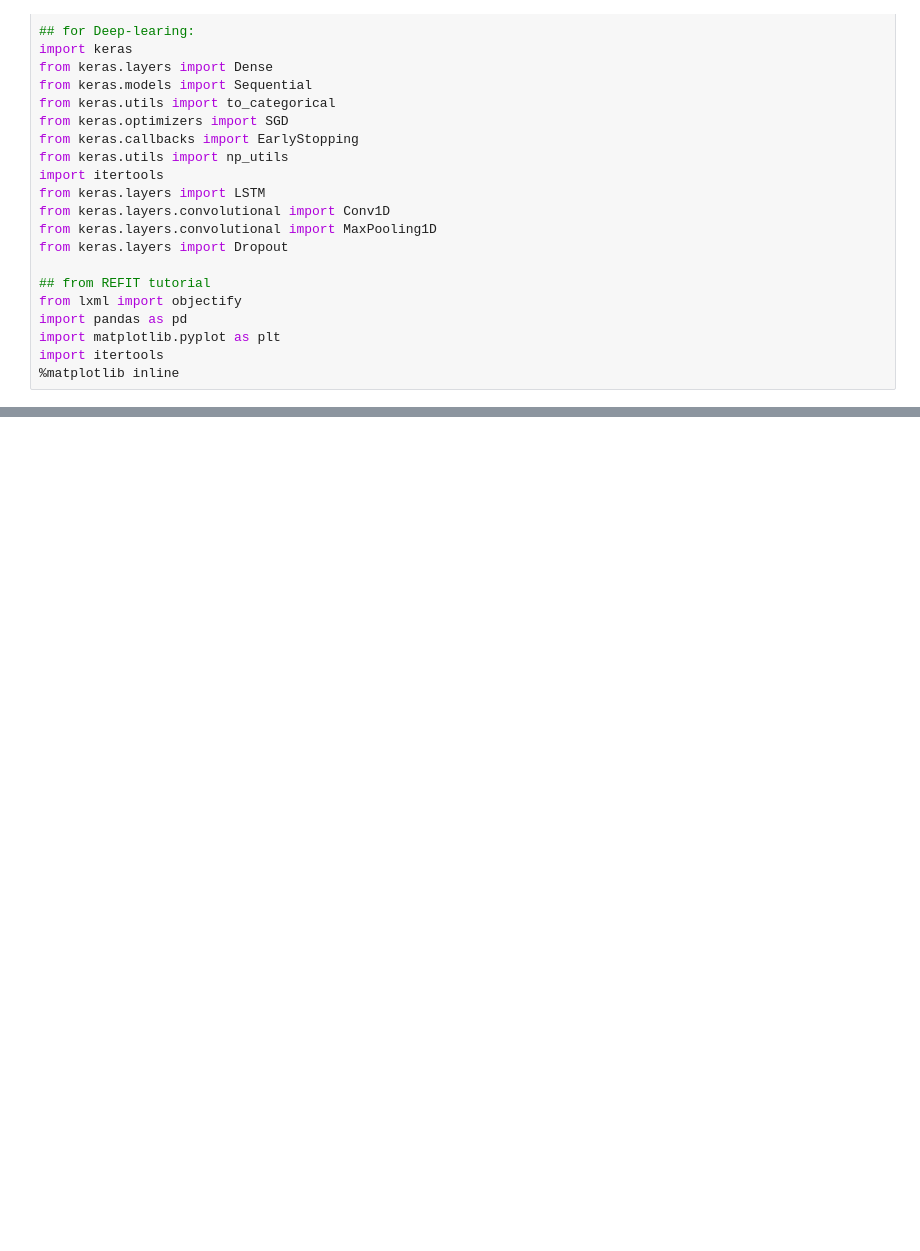
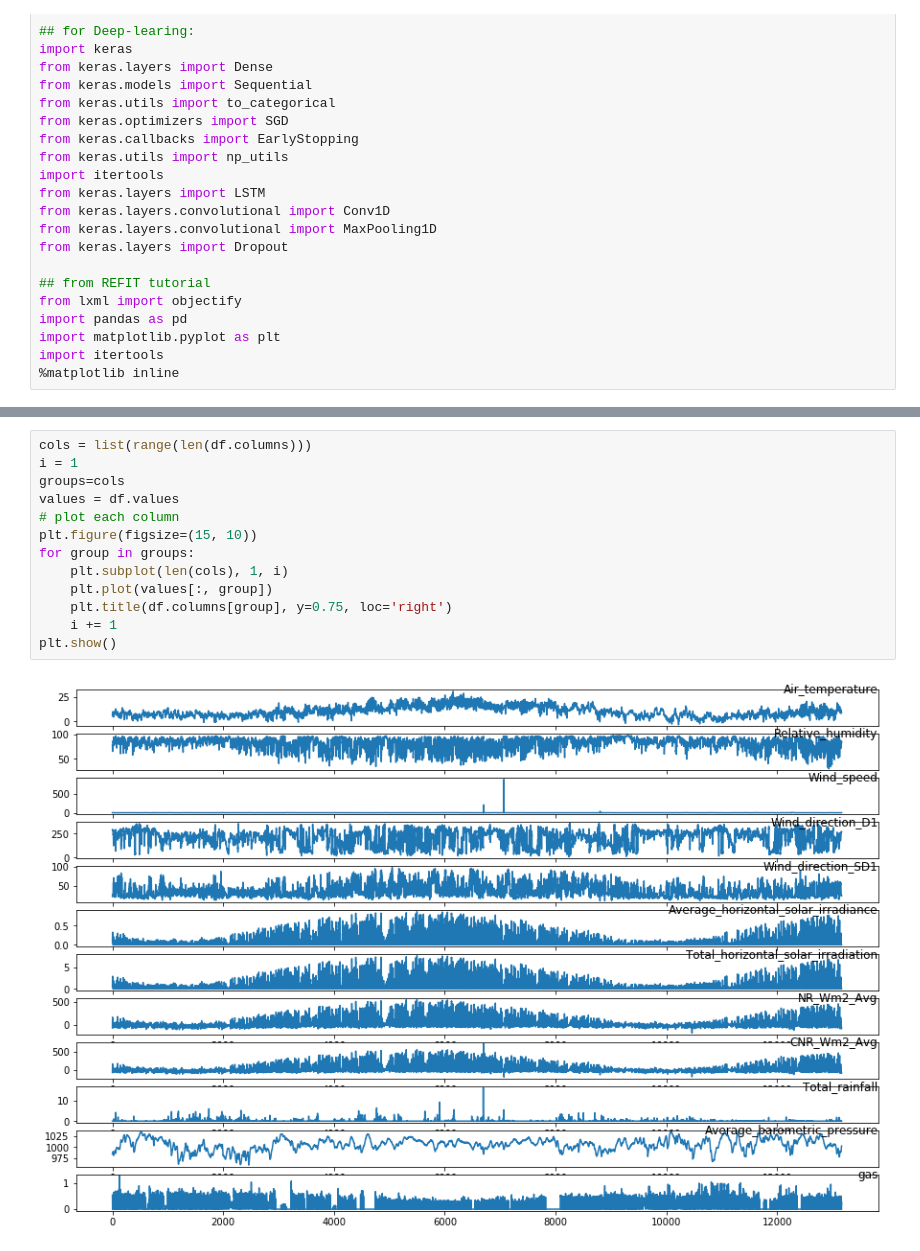
Before and after one commit to BorisAnimal/IU-Data-Analysis-Research, a Jupyter notebook: Boris#2.ipynb, the cells around one changed output, grey strips where cells are left out. Drawn from its saved outputs; the diff is of its cells as text; blank space fills up the shorter version.

```diff
--- a/Boris#2.ipynb
+++ b/Boris#2.ipynb
@@ -104,0 +143,15 @@ DatetimeIndex(['2013-11-04 09:30:00', '2013-11-04 10:00:00',
+# %%
+cols = list(range(len(df.columns)))
+i = 1
+groups=cols
+values = df.values
+# plot each column
+plt.figure(figsize=(15, 10))
+for group in groups:
+    plt.subplot(len(cols), 1, i)
+    plt.plot(values[:, group])
+    plt.title(df.columns[group], y=0.75, loc='right')
+    i += 1
+plt.show()
+# %% [output]
+[figure, added]
```
Also changed, not shown: parts of 20 cells of this notebook, 1 other file.
